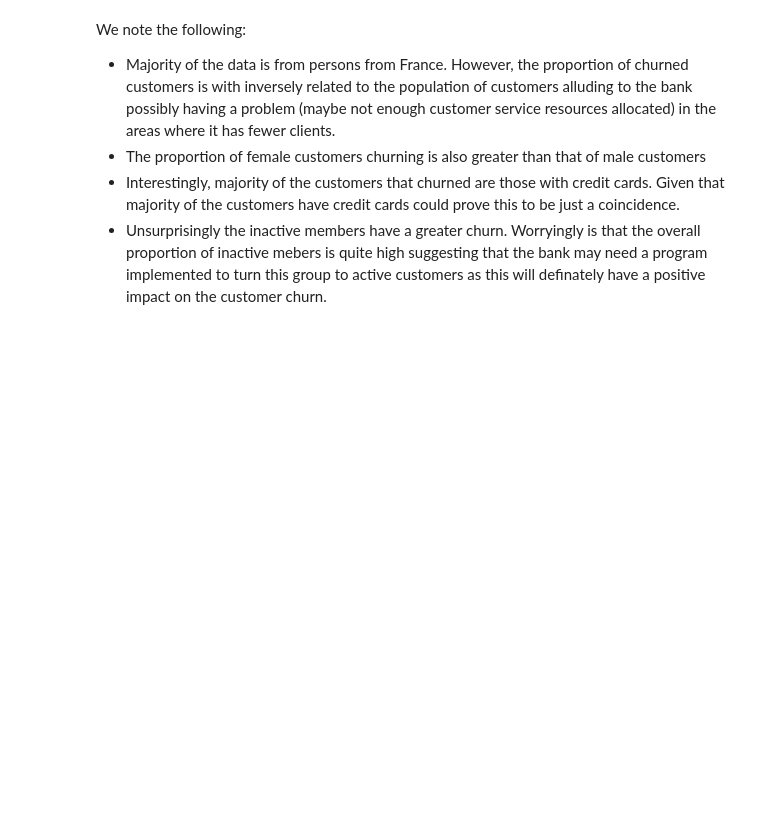
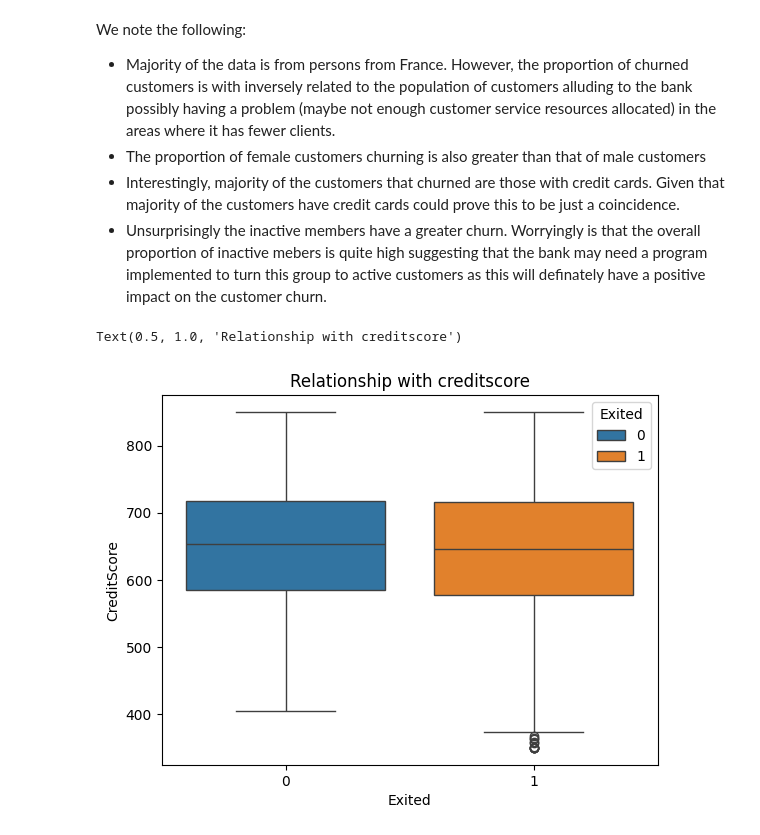
Before and after one commit to Jagannath29/DataScienceProjects, a Jupyter notebook: bank_customer_churn_prediction/bank_customer_churn_prediction.ipynb, the cells around one changed output. Drawn from its saved outputs; the diff is of its cells as text; code cells hidden in the pictures; blank space fills up the shorter version.

```diff
--- a/bank_customer_churn_prediction/bank_customer_churn_prediction.ipynb
+++ b/bank_customer_churn_prediction/bank_customer_churn_prediction.ipynb
@@ -147,3 +147,9 @@ We note the following:
 - The proportion of female customers churning is also greater than that of male customers
 - Interestingly, majority of the customers that churned are those with credit cards. Given that majority of the customers have credit cards could prove this to be just a coincidence.
 - Unsurprisingly the inactive members have a greater churn. Worryingly is that the overall proportion of inactive mebers is quite high suggesting that the bank may need a program implemented to turn this group to active customers as this will definately have a positive impact on the customer churn.
+# %%
+sns.boxplot(y='CreditScore',x = 'Exited', hue = 'Exited',data = df)
+plt.title('Relationship with creditscore')
+# %% [output]
+Text(0.5, 1.0, 'Relationship with creditscore')
+[figure, added]
```
Also changed, not shown: parts of 10 cells of this notebook.
